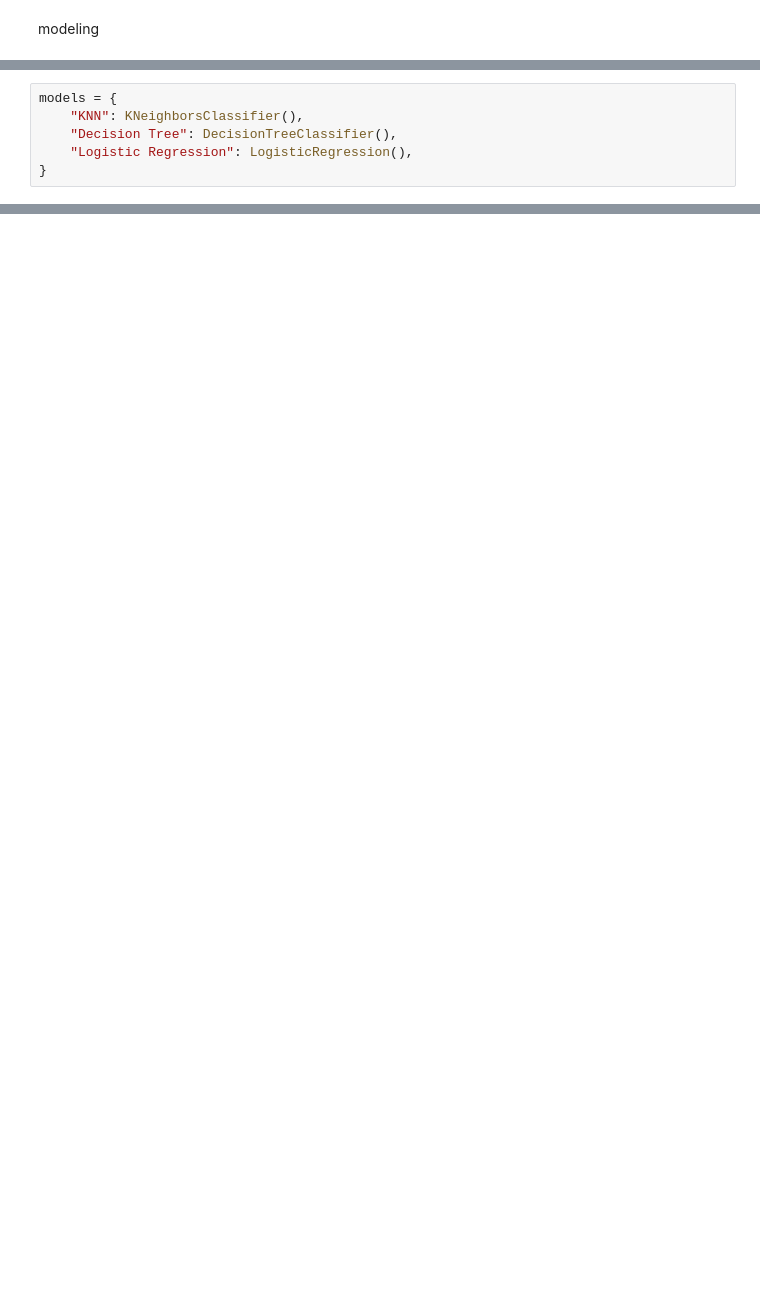
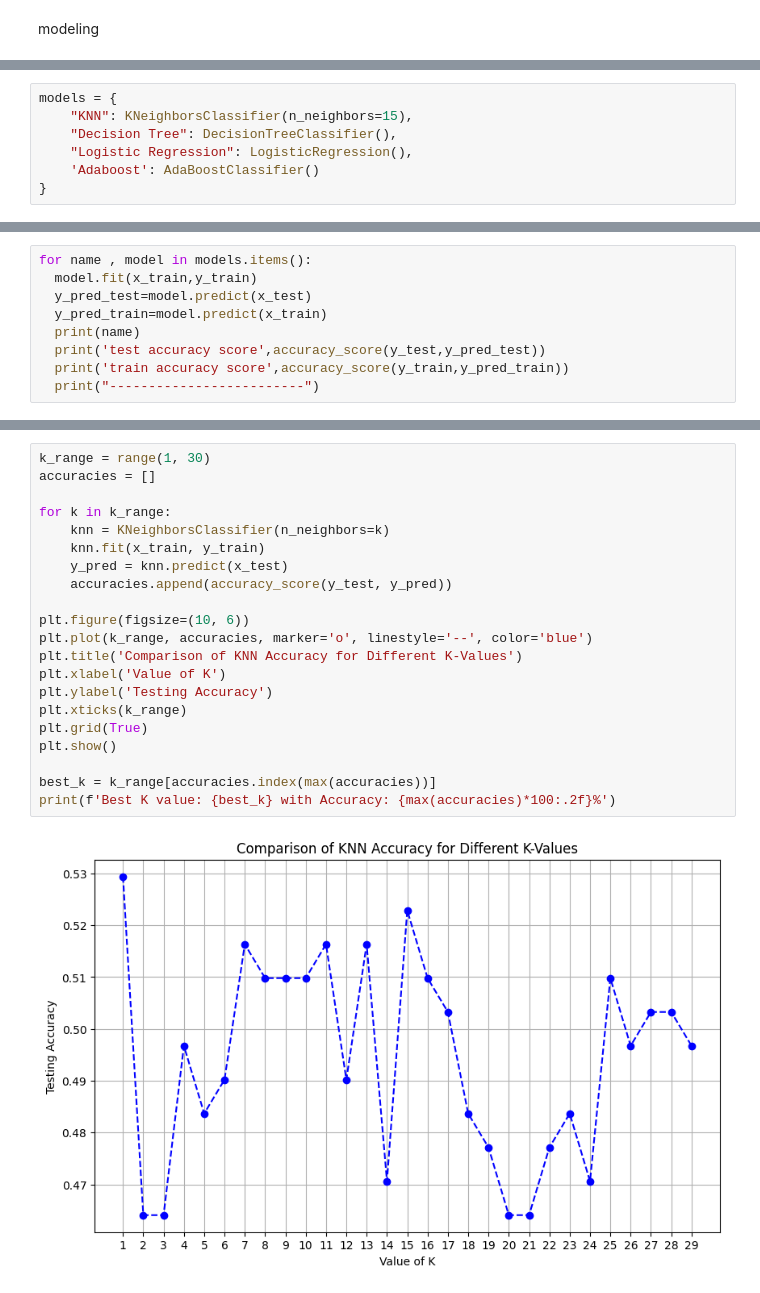
Before and after one commit to Mazen-Morsy/ML-Final, a Jupyter notebook: Heart_Disease_prediction.ipynb, the cells around one changed output, grey strips where cells are left out. Drawn from its saved outputs; the diff is of its cells as text; blank space fills up the shorter version.

```diff
--- a/Heart_Disease_prediction.ipynb
+++ b/Heart_Disease_prediction.ipynb
@@ -431,6 +425,7 @@ from sklearn.linear_model import LogisticRegression
 # %%
 models = {
-    "KNN": KNeighborsClassifier(),
+    "KNN": KNeighborsClassifier(n_neighbors=15),
     "Decision Tree": DecisionTreeClassifier(),
     "Logistic Regression": LogisticRegression(),
+    'Adaboost': AdaBoostClassifier()
 }
@@ -436,0 +440,9 @@ models = {
+# %%
+for name , model in models.items():
+  model.fit(x_train,y_train)
+  y_pred_test=model.predict(x_test)
+  y_pred_train=model.predict(x_train)
+  print(name)
+  print('test accuracy score',accuracy_score(y_test,y_pred_test))
+  print('train accuracy score',accuracy_score(y_train,y_pred_train))
+  print("-------------------------")
@@ -436,0 +472,23 @@ models = {
+# %%
+k_range = range(1, 30)
+accuracies = []
+
+for k in k_range:
+    knn = KNeighborsClassifier(n_neighbors=k)
+    knn.fit(x_train, y_train)
+    y_pred = knn.predict(x_test)
+    accuracies.append(accuracy_score(y_test, y_pred))
+
+plt.figure(figsize=(10, 6))
+plt.plot(k_range, accuracies, marker='o', linestyle='--', color='blue')
+plt.title('Comparison of KNN Accuracy for Different K-Values')
+plt.xlabel('Value of K')
+plt.ylabel('Testing Accuracy')
+plt.xticks(k_range)
+plt.grid(True)
+plt.show()
+
+best_k = k_range[accuracies.index(max(accuracies))]
+print(f'Best K value: {best_k} with Accuracy: {max(accuracies)*100:.2f}%')
+# %% [output]
+[figure, added]
```
Also changed, not shown: parts of 11 cells of this notebook.
